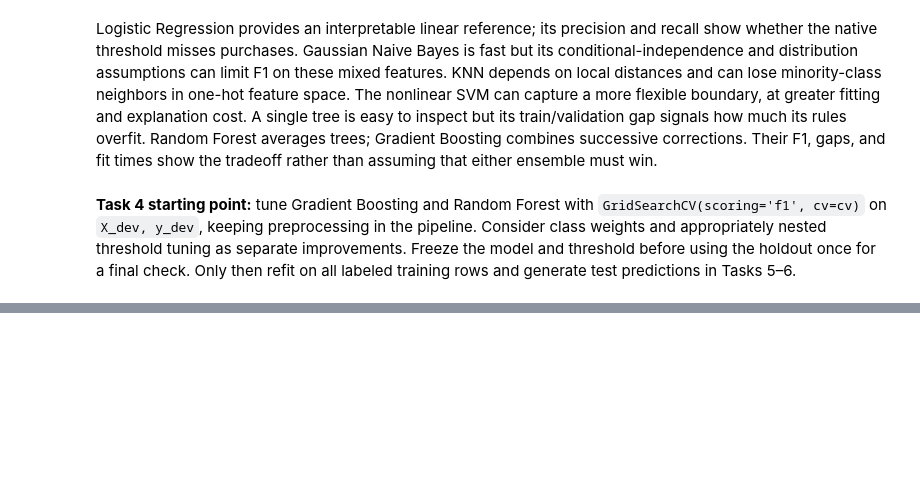
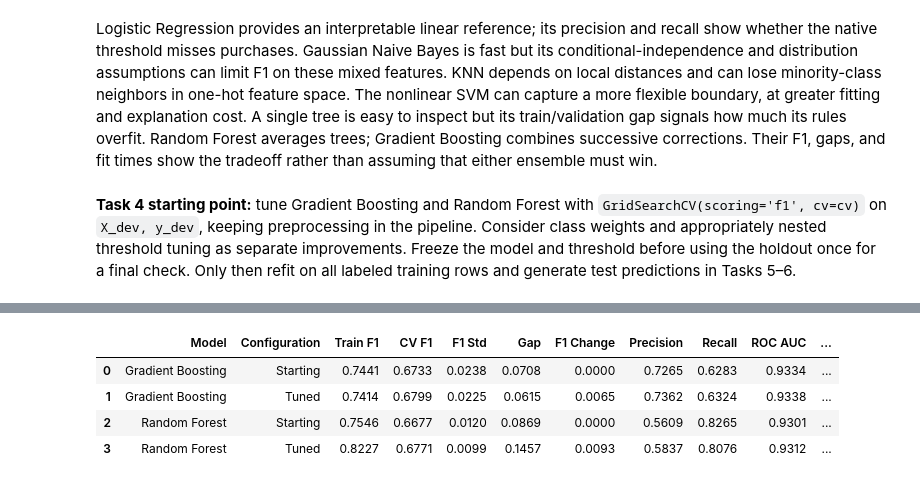
Before and after one commit to Aaryan1524/CAI_4105_2026_Fall_Team_2, a Jupyter notebook: challenge2/challenge2.ipynb, the cells around one changed output, grey strips where cells are left out. Drawn from its saved outputs; the diff is of its cells as text; code cells hidden in the pictures; blank space fills up the shorter version.

Commit message:
Complete Challenge 2 Task 4 grid search and tuning comparison

```diff
--- a/challenge2/challenge2.ipynb
+++ b/challenge2/challenge2.ipynb
@@ -770,0 +820,10 @@ Logistic Regression provides an interpretable linear reference; its precision an
+# %%
+gb_search = GridSearchCV(
+    clone(gradient_boosting), gb_param_grid,
+    scoring=SCORING, refit="f1", cv=cv,
+    return_train_score=True, error_score="raise", n_jobs=CV_N_JOBS,
+)
+gb_search.fit(X_dev, y_dev)
+task4_searches["Gradient Boosting"] = gb_search
+print("Best Gradient Boosting parameters:", gb_search.best_params_)
+print(f"Best mean CV F1: {gb_search.best_score_:.4f}")
@@ -770,0 +841,10 @@ Logistic Regression provides an interpretable linear reference; its precision an
+# %%
+rf_search = GridSearchCV(
+    clone(random_forest), rf_param_grid,
+    scoring=SCORING, refit="f1", cv=cv,
+    return_train_score=True, error_score="raise", n_jobs=CV_N_JOBS,
+)
+rf_search.fit(X_dev, y_dev)
+task4_searches["Random Forest"] = rf_search
+print("Best Random Forest parameters:", rf_search.best_params_)
+print(f"Best mean CV F1: {rf_search.best_score_:.4f}")
@@ -770,0 +867,47 @@ Logistic Regression provides an interpretable linear reference; its precision an
+# %%
+task4_rows = []
+for name, search in task4_searches.items():
+    starting = comparison_df.loc[comparison_df["Model"].eq(name)].iloc[0].to_dict()
+    task4_rows.append({**starting, "Configuration": "Starting", "F1 Change": 0.0})
+    results = pd.DataFrame(search.cv_results_)
+    assert np.isfinite(results["mean_test_f1"]).all()
+    results.to_csv(
+        f"task4_{name.lower().replace(' ', '_')}_grid.csv", index=False
+    )
+    best = search.best_index_
+    tuned = {
+        "Model": name,
+        "Configuration": "Tuned",
+        "Train F1": results.loc[best, "mean_train_f1"],
+        "CV F1": results.loc[best, "mean_test_f1"],
+        "F1 Std": results.loc[best, "std_test_f1"],
+        "Precision": results.loc[best, "mean_test_precision"],
+        "Recall": results.loc[best, "mean_test_recall"],
+        "ROC AUC": results.loc[best, "mean_test_roc_auc"],
+        "Accuracy": results.loc[best, "mean_test_accuracy"],
+        "Fit time (s)": results.loc[best, "mean_fit_time"],
+    }
+    tuned["Gap"] = tuned["Train F1"] - tuned["CV F1"]
+    tuned["F1 Change"] = tuned["CV F1"] - starting["CV F1"]
+    # The grid includes the starting configuration, so its best score cannot be worse.
+    assert tuned["F1 Change"] >= -1e-10
+    task4_rows.append(tuned)
+
+task4_comparison = pd.DataFrame(task4_rows)[[
+    "Model", "Configuration", "Train F1", "CV F1", "F1 Std", "Gap",
+    "F1 Change", "Precision", "Recall", "ROC AUC", "Accuracy", "Fit time (s)",
+]]
+assert np.isfinite(task4_comparison.select_dtypes(include=np.number)).all().all()
+display(task4_comparison.round(4))
+task4_comparison.to_csv("task4_tuning_comparison.csv", index=False)
+
+# Unfitted copies are available for later evaluation; neither is a final selection.
+tuned_models = {
+    name: clone(search.best_estimator_) for name, search in task4_searches.items()
+}
+# %% [output]
+|  | Model | Configuration | Train F1 | CV F1 | F1 Std | Gap | F1 Change | Precision | Recall | ROC AUC | ... |
+| 0 | Gradient Boosting | Starting | 0.7441 | 0.6733 | 0.0238 | 0.0708 | 0.0000 | 0.7265 | 0.6283 | 0.9334 | ... |
+| 1 | Gradient Boosting | Tuned | 0.7414 | 0.6799 | 0.0225 | 0.0615 | 0.0065 | 0.7362 | 0.6324 | 0.9338 | ... |
+| 2 | Random Forest | Starting | 0.7546 | 0.6677 | 0.0120 | 0.0869 | 0.0000 | 0.5609 | 0.8265 | 0.9301 | ... |
+| 3 | Random Forest | Tuned | 0.8227 | 0.6771 | 0.0099 | 0.1457 | 0.0093 | 0.5837 | 0.8076 | 0.9312 | ... |
```
Also changed, not shown: parts of 8 cells of this notebook, 5 other files.
